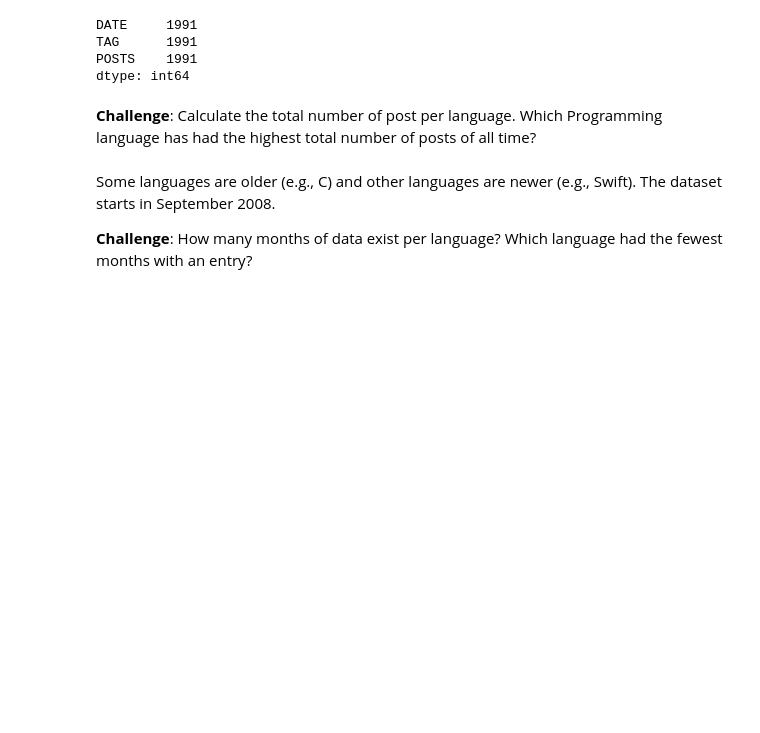
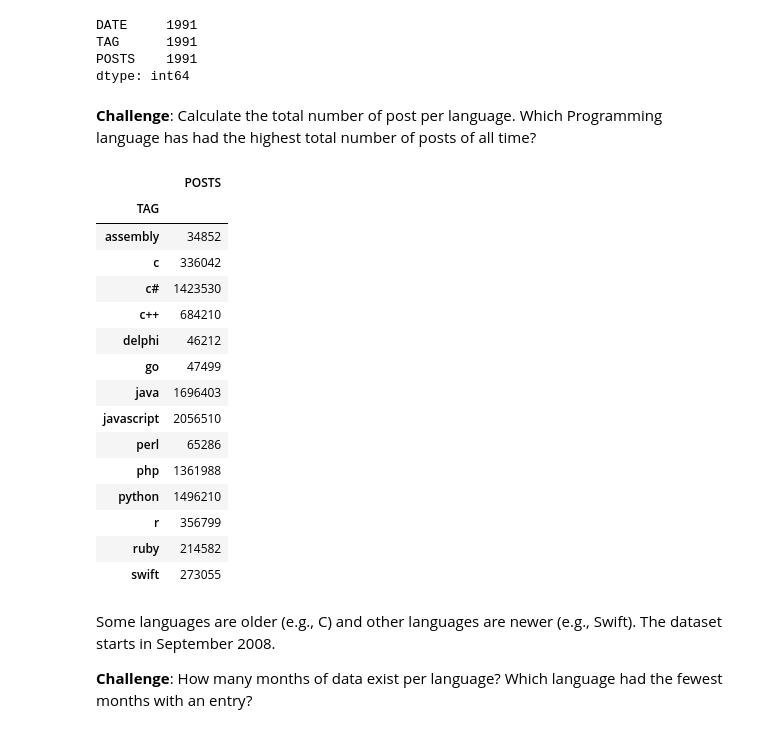
Before and after one commit to dmytro-iovenko/python-100-days-of-code, a Jupyter notebook: 72-data-visualization-matplotlib/Programming_Languages.ipynb, the cells around one changed output. Drawn from its saved outputs; the diff is of its cells as text; code cells hidden in the pictures; blank space fills up the shorter version.

```diff
--- a/72-data-visualization-matplotlib/Programming_Languages.ipynb
+++ b/72-data-visualization-matplotlib/Programming_Languages.ipynb
@@ -64,6 +64,25 @@ dtype: int64
 # %% [markdown]
 **Challenge**: Calculate the total number of post per language.
 Which Programming language has had the highest total number of posts of all time?
+# %%
+df.groupby("TAG").sum()
+# %% [output]
+|  | POSTS |
+| TAG |  |
+| assembly | 34852 |
+| c | 336042 |
+| c# | 1423530 |
+| c++ | 684210 |
+| delphi | 46212 |
+| go | 47499 |
+| java | 1696403 |
+| javascript | 2056510 |
+| perl | 65286 |
+| php | 1361988 |
+| python | 1496210 |
+| r | 356799 |
+| ruby | 214582 |
+| swift | 273055 |
 # %% [markdown]
 Some languages are older (e.g., C) and other languages are newer (e.g., Swift). The dataset starts in September 2008.
 
```
Also changed, not shown: parts of 1 cell of this notebook.
